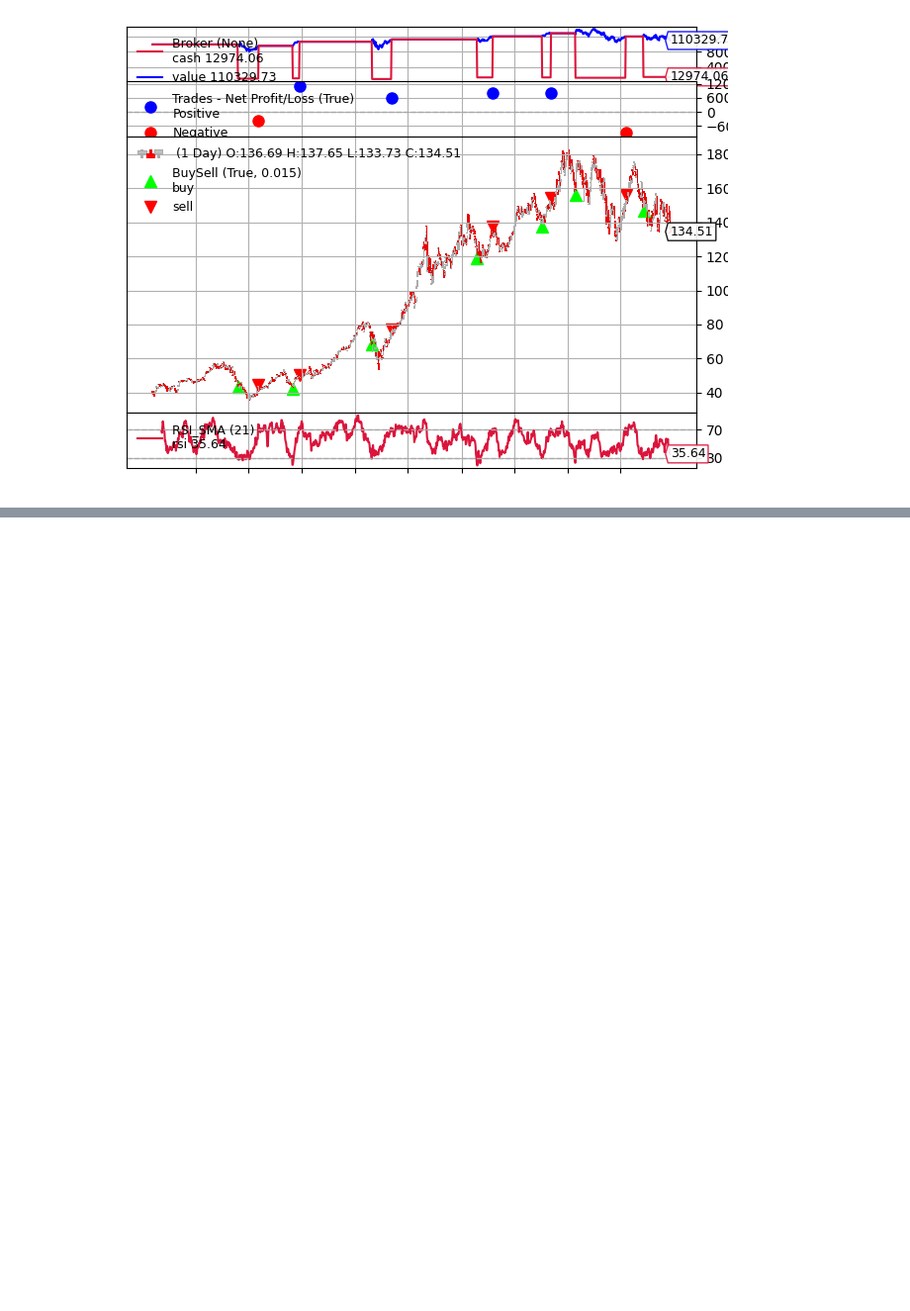
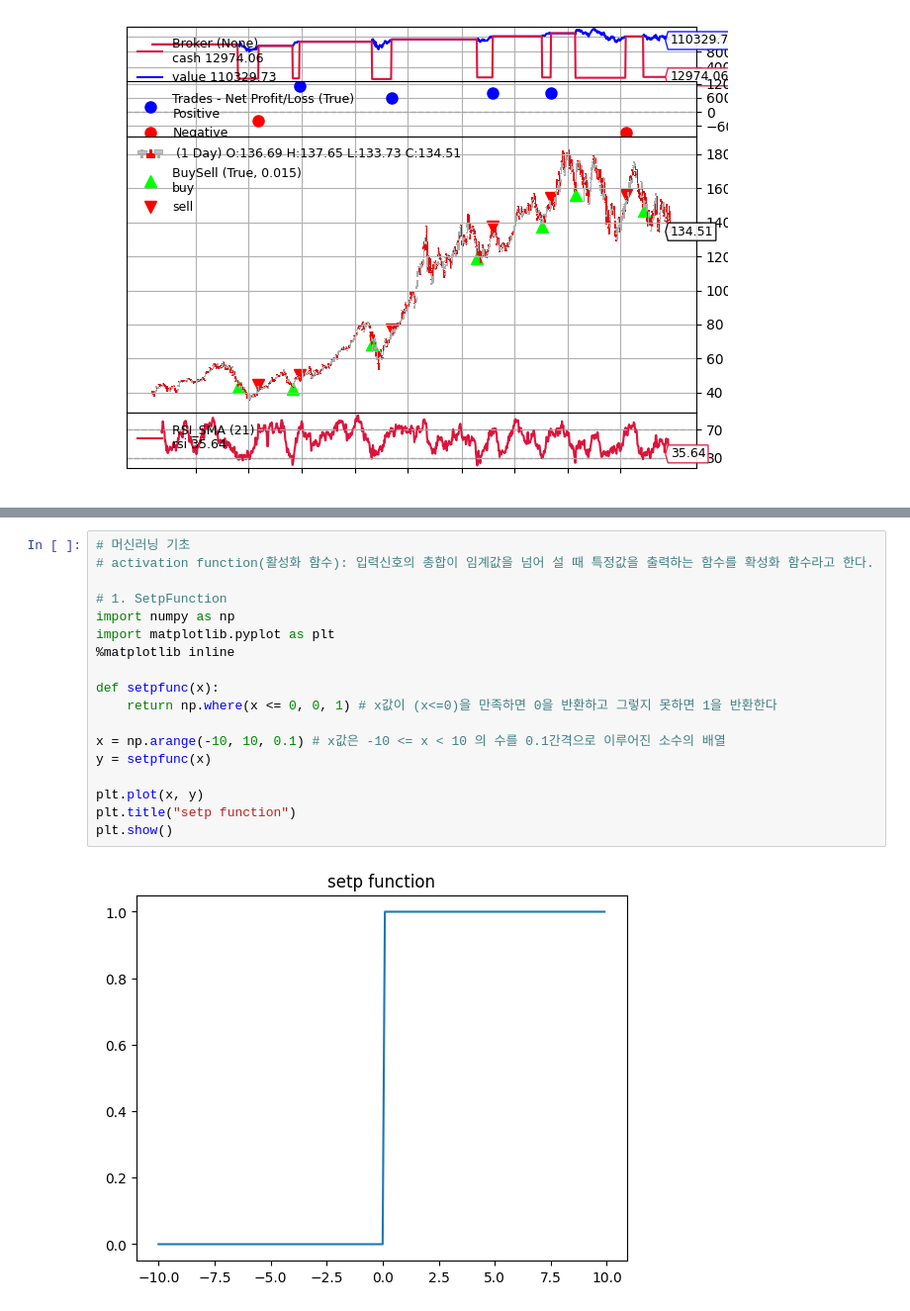
Before and after one commit to taewan2002/stock, a Jupyter notebook: Analysis.ipynb, the cells around one changed output, grey strips where cells are left out. Shown at 99% size. Cells and saved outputs as stored; diff of their text form; blank space fills up the shorter version.

Commit message:
setp function

```diff
--- a/Analysis.ipynb
+++ b/Analysis.ipynb
@@ -710,0 +719,20 @@ Final Portfolio Value   : 110,330 USD
+# %%
+# 머신러닝 기초
+# activation function(활성화 함수): 입력신호의 총합이 임계값을 넘어 설 때 특정값을 출력하는 함수를 확성화 함수라고 한다.
+
+# 1. SetpFunction
+import numpy as np
+import matplotlib.pyplot as plt
+%matplotlib inline
+
+def setpfunc(x):
+    return np.where(x <= 0, 0, 1) # x값이 (x<=0)을 만족하면 0을 반환하고 그렇지 못하면 1을 반환한다
+
+x = np.arange(-10, 10, 0.1) # x값은 -10 <= x < 10 의 수를 0.1간격으로 이루어진 소수의 배열
+y = setpfunc(x)
+
+plt.plot(x, y)
+plt.title("setp function")
+plt.show()
+# %% [output]
+[figure, added]
```
Also changed, not shown: parts of 1 cell of this notebook, 1 other file.
